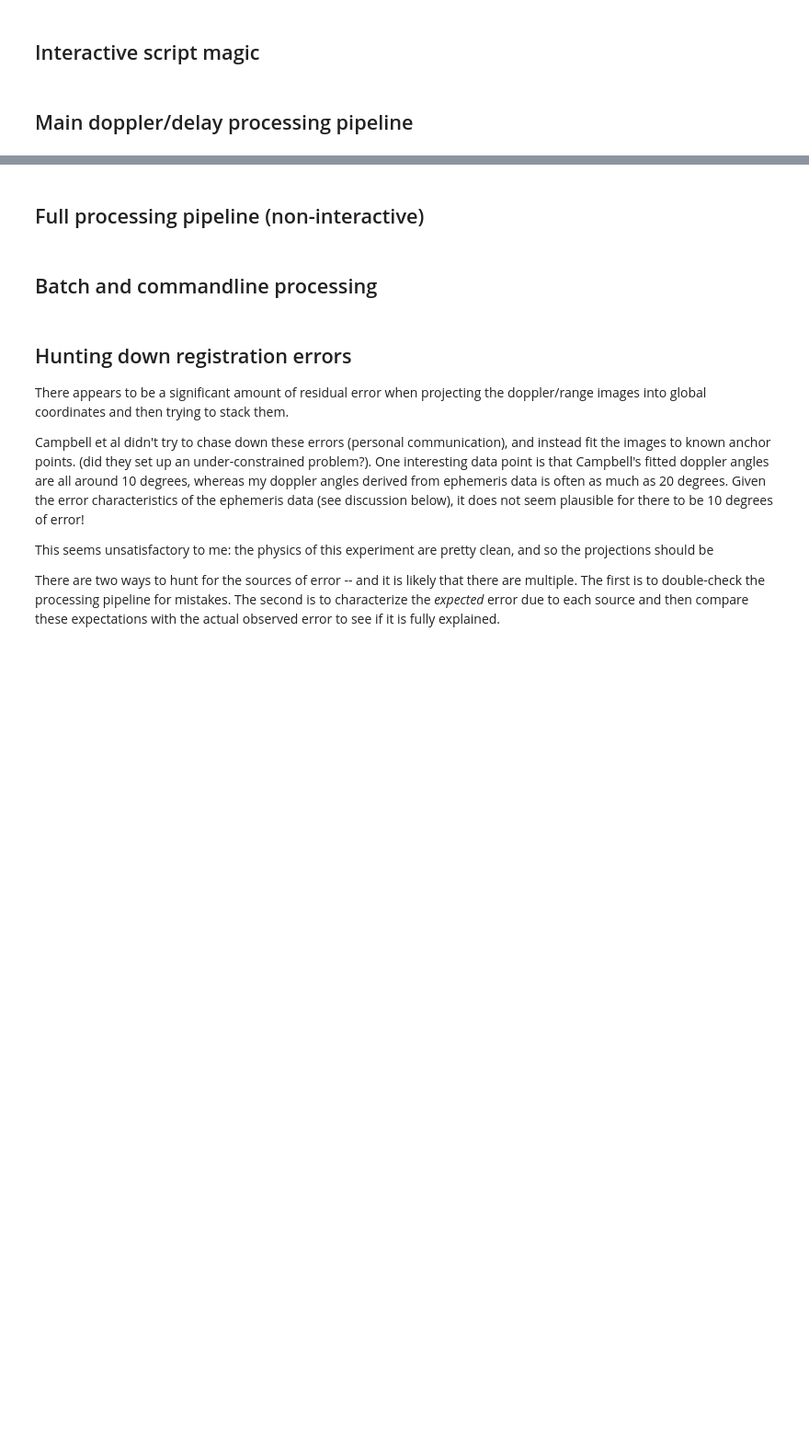
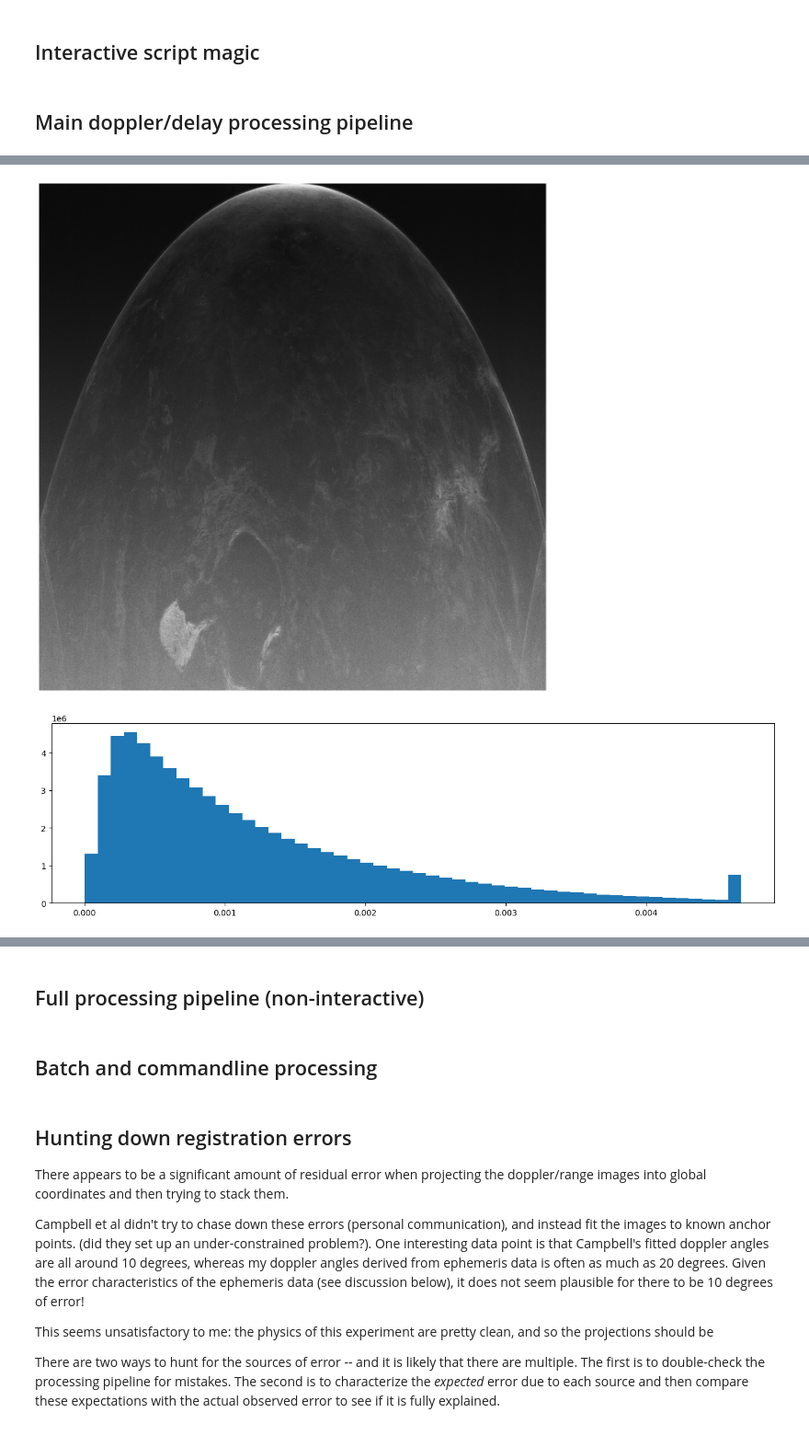
Before and after one commit to thandal/venera, a Jupyter notebook: radar_images.ipynb, the cells around one changed output, grey strips where cells are left out. Shown at 92% size. Cells and saved outputs as stored; diff of their text form; code cells hidden in the pictures; blank space fills up the shorter version.

```diff
--- a/radar_images.ipynb
+++ b/radar_images.ipynb
@@ -258,0 +242,7 @@ if _interactive:
+# %%
+N = ac.CartesianRepresentation(0, 0, 1)
+X = ac.CartesianRepresentation(1, 0, 0)
+for d in range(0, 360):
+    A = ac.CartesianRepresentation(np.cos(d / 180 * np.pi), np.sin(d / 180 * np.pi), 0)
+    #print(d, np.arccos(X.dot(A) / (A.norm() * X.norm())).to(au.deg).value)
+    print(d, np.arctan2(X.cross(A).dot(N), X.dot(A)).to(au.deg).value)
@@ -441,6 +786,6 @@ if _interactive:
 # %%
 # Function: third step of doppler delay image processing pipeline
-def finePreprocessDopperDelay(img_a):
+def finePreprocessImage(img_a):
     # TODO: improve the echo power model -- AND map it properly to the angle of incidence!
     # TODO: apply a different rule for OCP?
     echo_power = 1 - np.cos(np.linspace(0, np.pi / 2, img_a.shape[0])) + 1e-1  # Add a litte to avoid zero.
@@ -449,32 +794,35 @@ def finePreprocessDopperDelay(img_a):
     # TODO: "noise normalize"? (Mentioned in the papers)
     #noise_patch = img[:1000,:1000]
     #average_noise = np.mean(np.abs(noise_patch))
     #print('average_noise', average_noise)
     #img_b = img_a.copy()
     #img_b -= average_noise
 
     # Clip the 99th percentile pixel brightness
     percentile = 99
     percentile_thresh = np.percentile(img_b.ravel(), percentile)
     img_b = np.where(img_b > percentile_thresh, percentile_thresh, img_b)
 
     #percentile = 5
     #percentile_thresh = np.percentile(img_b.ravel(), percentile)
     #img_b = np.where(img_b < percentile_thresh, percentile_thresh, img_b)
     #if filename: pl.imsave(f"{ROOT_PREFIX}/PREPROCESS_TRIAGE/{filename[:-4]}_processed.png", img_b, cmap="gray")
     return img_b
 
 
 if _interactive:
-    img_b = finePreprocessDopperDelay(img_a)
+    img_b = finePreprocessImage(img_a)
 
     if 1:  # debug -- image should look pretty good!
         #pl.imsave(filename + ".png", img_b)
         pl.figure(figsize=(16, 16))
         pl.axis('off')
         pl.imshow(img_b, cmap='gray')
 
     if 1:  # debug brightness histogram
         pl.figure(figsize=(16, 4))
         pl.hist(img_b.ravel(), bins=50)
+# %% [output]
+[figure, added]
+[figure, added]
 # %%
```
Also changed, not shown: parts of 21 cells of this notebook, 1 other file.
